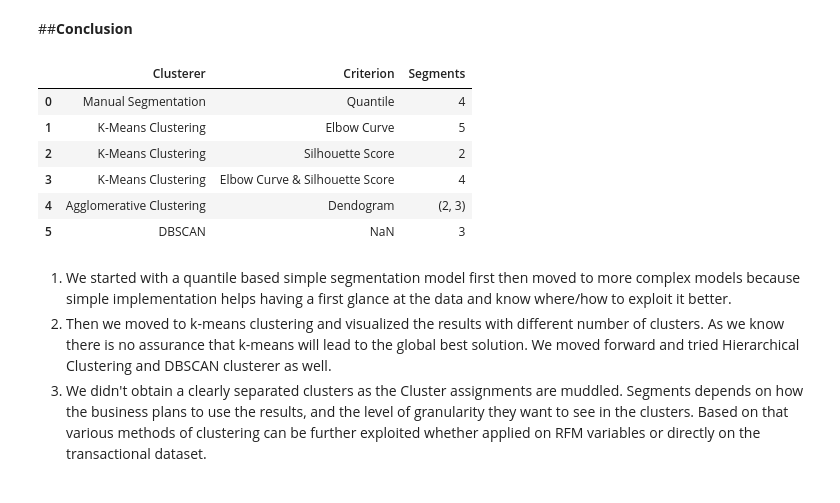
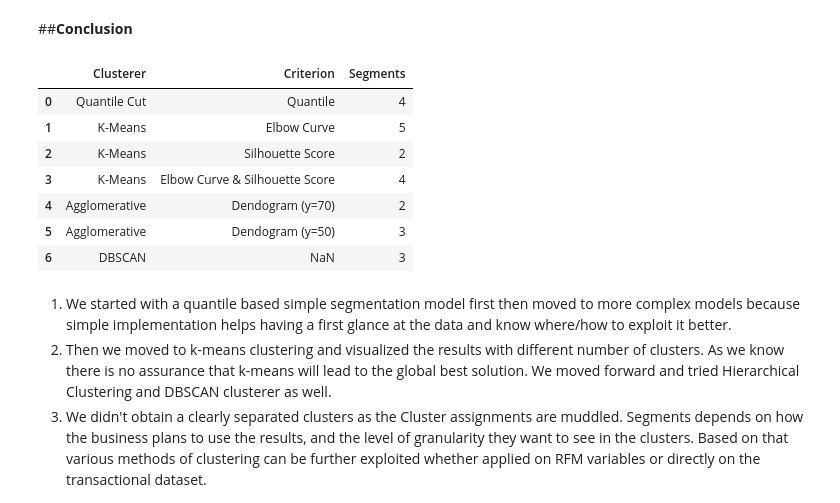
Before and after one commit to s-kp/CapstoneProject-MLUnsupervised, a Jupyter notebook: Online_Retail_Customer_Segmentation_Capstone_Project.ipynb, the cells around one changed output. Cells and saved outputs as stored; diff of their text form; code cells hidden in the pictures.

```diff
--- a/Online_Retail_Customer_Segmentation_Capstone_Project.ipynb
+++ b/Online_Retail_Customer_Segmentation_Capstone_Project.ipynb
@@ -529,20 +500,20 @@ plt.show()
 ##**Conclusion**
 # %%
 # Summarizing the results obtained by clustering using various methods
-summary = pd.DataFrame({"Clusterer": ['Manual Segmentation', "K-Means Clustering", "K-Means Clustering",
-                                      "K-Means Clustering", "Agglomerative Clustering", "DBSCAN"],
-                        'Criterion': ['Quantile', 'Elbow Curve', 'Silhouette Score',
-                                      'Elbow Curve & Silhouette Score', 'Dendogram', np.nan],
-                        "Segments" : [4,5,2,4,(2,3),3]})
+summary = pd.DataFrame({"Clusterer": ['Quantile Cut', "K-Means", "K-Means", "K-Means", "Agglomerative","Agglomerative", "DBSCAN"],
+                        'Criterion': ['Quantile', 'Elbow Curve', 'Silhouette Score','Elbow Curve & Silhouette Score',
+                                      'Dendogram (y=70)', 'Dendogram (y=50)', np.nan],
+                        "Segments" : [4,5,2,4,2,3,3]})
 summary
 # %% [output]
 |  | Clusterer | Criterion | Segments |
-| 0 | Manual Segmentation | Quantile | 4 |
-| 1 | K-Means Clustering | Elbow Curve | 5 |
-| 2 | K-Means Clustering | Silhouette Score | 2 |
-| 3 | K-Means Clustering | Elbow Curve & Silhouette Score | 4 |
-| 4 | Agglomerative Clustering | Dendogram | (2, 3) |
-| 5 | DBSCAN | NaN | 3 |
+| 0 | Quantile Cut | Quantile | 4 |
+| 1 | K-Means | Elbow Curve | 5 |
+| 2 | K-Means | Silhouette Score | 2 |
+| 3 | K-Means | Elbow Curve & Silhouette Score | 4 |
+| 4 | Agglomerative | Dendogram (y=70) | 2 |
+| 5 | Agglomerative | Dendogram (y=50) | 3 |
+| 6 | DBSCAN | NaN | 3 |
 # %% [markdown]
 1. We started with a quantile based simple segmentation model first then moved to more complex models because simple implementation helps having a first glance at the data and know where/how to exploit it better.
 2. Then we moved to k-means clustering and visualized the results with different number of clusters. As we know there is no assurance that k-means will lead to the global best solution. We moved forward and tried Hierarchical Clustering and DBSCAN clusterer as well.
```
Also changed, not shown: parts of 20 cells of this notebook.
